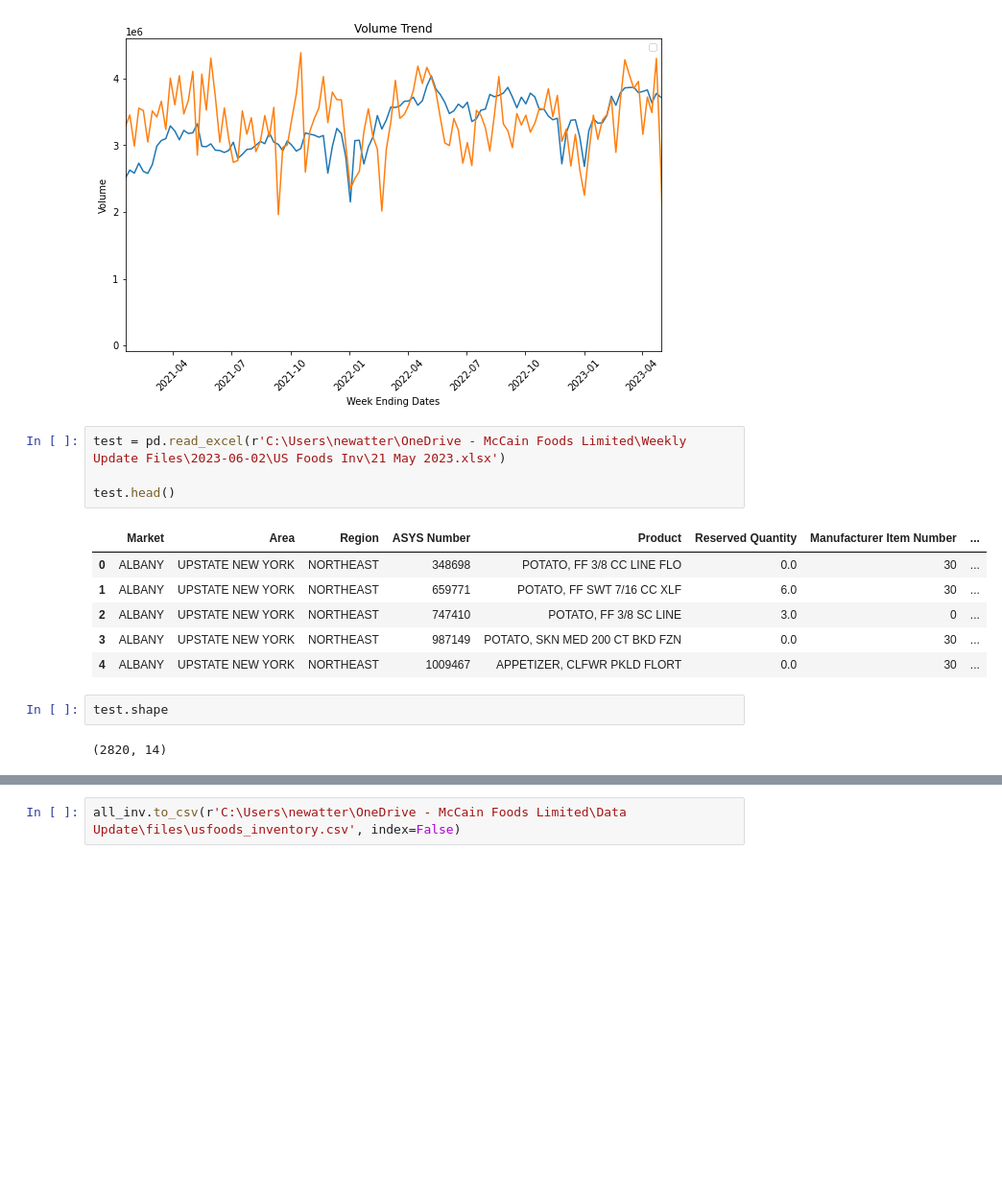
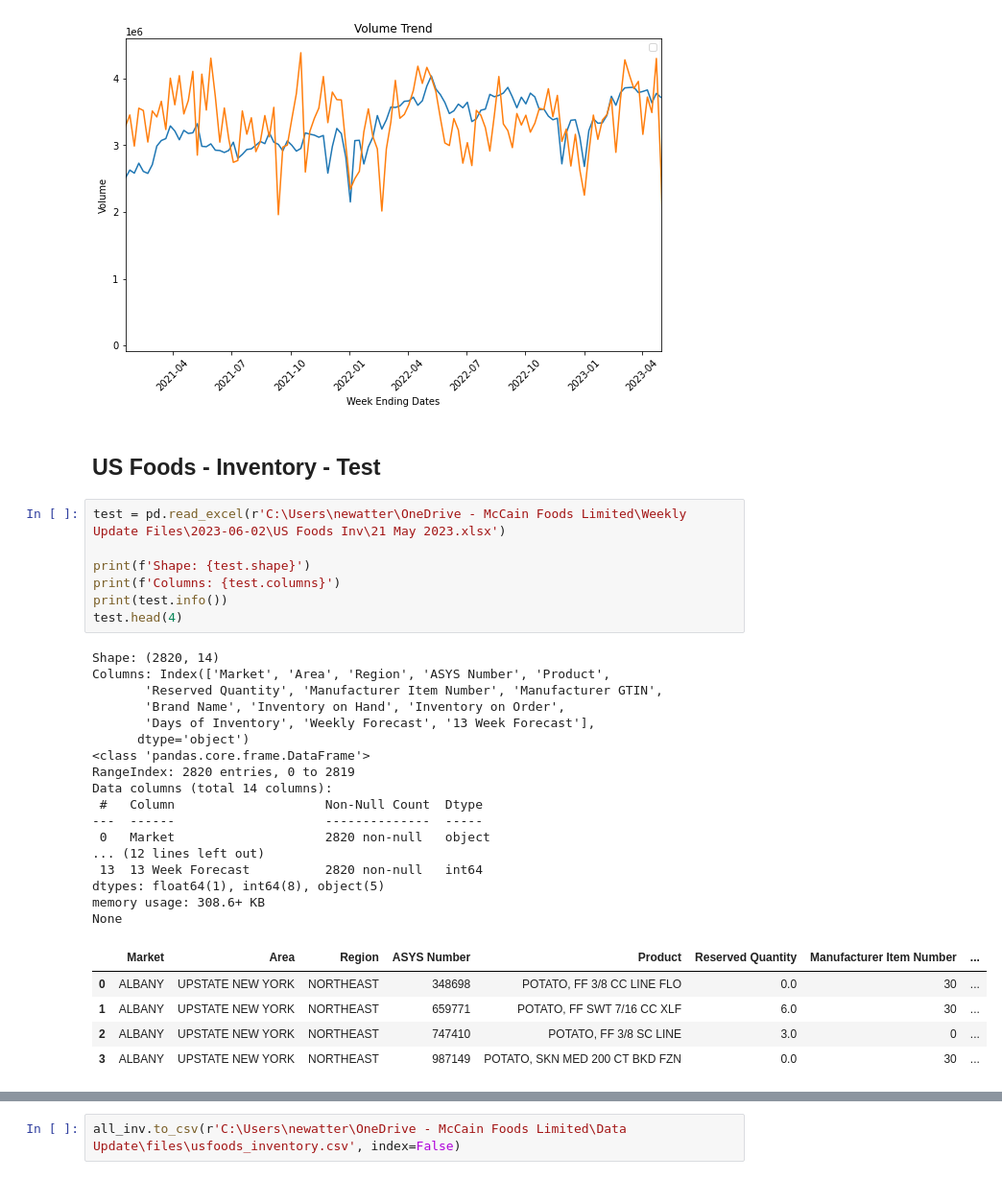
Before and after one commit to mfnewatter/Data-Update, a Jupyter notebook: sell_out_compile.ipynb, the cells around one changed output, grey strips where cells are left out. Shown: that part at 96% size. Drawn from its saved outputs; the diff is of its cells as text; blank space fills up the shorter version.

```diff
--- a/sell_out_compile.ipynb
+++ b/sell_out_compile.ipynb
@@ -304,18 +329,35 @@ plt.show()
 # %% [output]
 No artists with labels found to put in legend.  Note that artists whose label start with an underscore are ignored when legend() is called with no argument.
 [figure]
+# %% [markdown]
+## US Foods - Inventory - Test
 # %%
 test = pd.read_excel(r'C:\Users\newatter\OneDrive - McCain Foods Limited\Weekly Update Files\2023-06-02\US Foods Inv\21 May 2023.xlsx')
 
-test.head()
+print(f'Shape: {test.shape}')
+print(f'Columns: {test.columns}')
+print(test.info())
+test.head(4)
 # %% [output]
+Shape: (2820, 14)
+Columns: Index(['Market', 'Area', 'Region', 'ASYS Number', 'Product',
+       'Reserved Quantity', 'Manufacturer Item Number', 'Manufacturer GTIN',
+       'Brand Name', 'Inventory on Hand', 'Inventory on Order',
+       'Days of Inventory', 'Weekly Forecast', '13 Week Forecast'],
+      dtype='object')
+<class 'pandas.core.frame.DataFrame'>
+RangeIndex: 2820 entries, 0 to 2819
+Data columns (total 14 columns):
+ #   Column                    Non-Null Count  Dtype
+---  ------                    --------------  -----
+ 0   Market                    2820 non-null   object
+... (12 lines left out)
+ 13  13 Week Forecast          2820 non-null   int64
+dtypes: float64(1), int64(8), object(5)
+memory usage: 308.6+ KB
+None
 |  | Market | Area | Region | ASYS Number | Product | Reserved Quantity | Manufacturer Item Number | ... |
 | 0 | ALBANY | UPSTATE NEW YORK | NORTHEAST | 348698 | POTATO, FF 3/8 CC LINE FLO | 0.0 | 30 | ... |
 | 1 | ALBANY | UPSTATE NEW YORK | NORTHEAST | 659771 | POTATO, FF SWT 7/16 CC XLF | 6.0 | 30 | ... |
 | 2 | ALBANY | UPSTATE NEW YORK | NORTHEAST | 747410 | POTATO, FF 3/8 SC LINE | 3.0 | 0 | ... |
 | 3 | ALBANY | UPSTATE NEW YORK | NORTHEAST | 987149 | POTATO, SKN MED 200 CT BKD FZN | 0.0 | 30 | ... |
-| 4 | ALBANY | UPSTATE NEW YORK | NORTHEAST | 1009467 | APPETIZER, CLFWR PKLD FLORT | 0.0 | 30 | ... |
-# %%
-test.shape
-# %% [output]
-(2820, 14)
```
Also changed, not shown: parts of 39 cells of this notebook, 22 other files.
